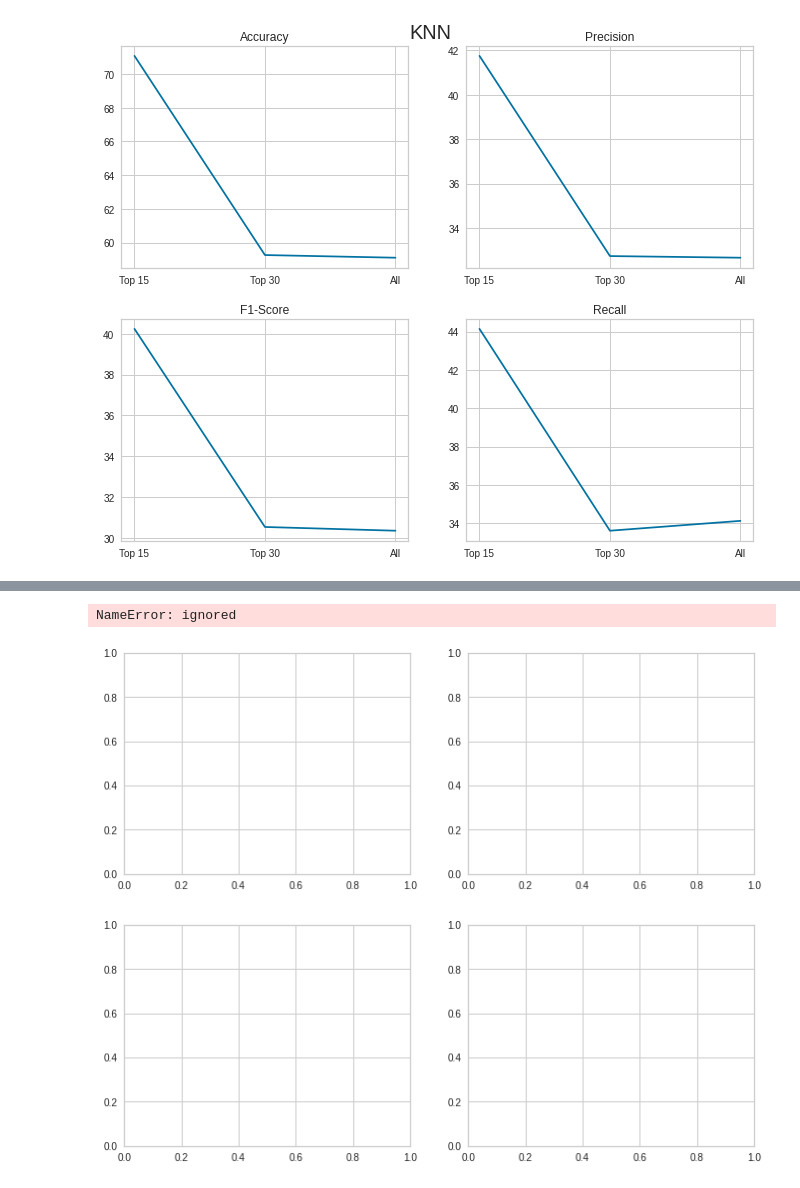
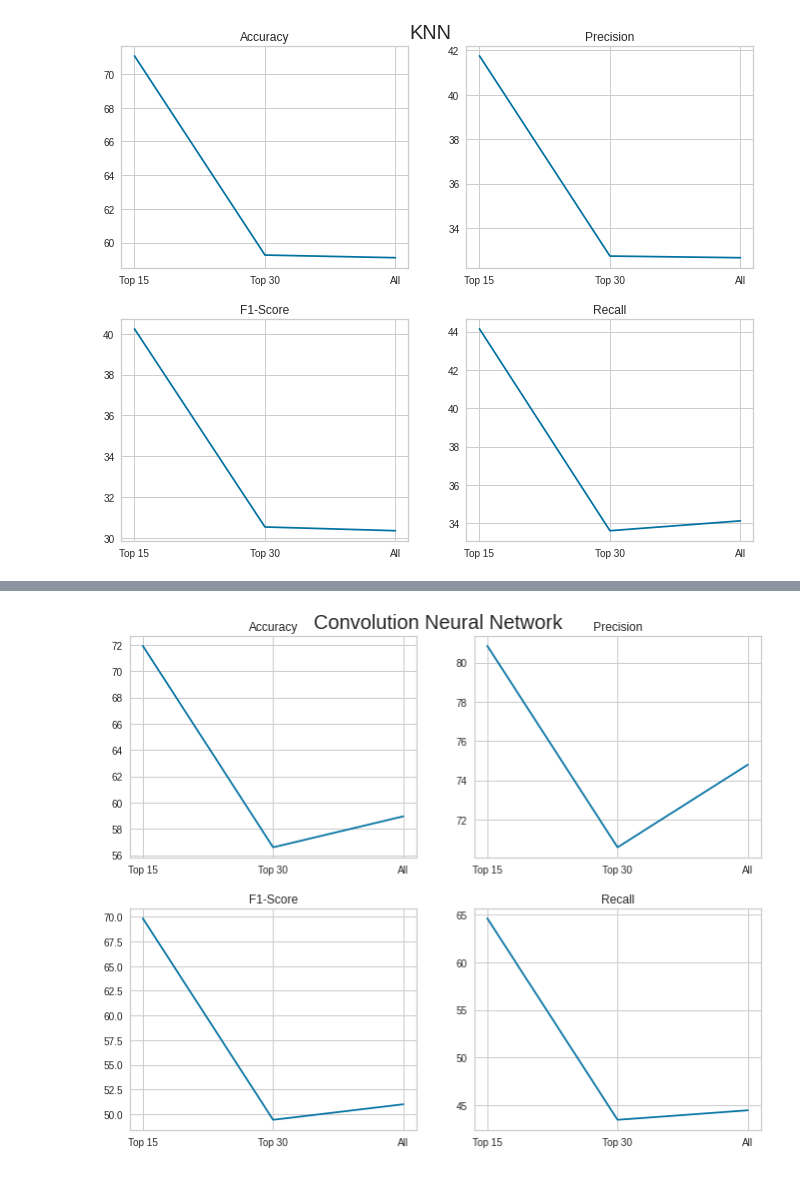
Before and after one commit to ishaak15/UNSW-IDS-Feature-Selection, a Jupyter notebook: Training_and_Testing.ipynb, the cells around one changed output, grey strips where cells are left out. Drawn from its saved outputs; the diff is of its cells as text; code cells hidden in the pictures.

Commit message:
Figures and Plots

```diff
--- a/Training_and_Testing.ipynb
+++ b/Training_and_Testing.ipynb
@@ -1504,21 +1516,20 @@ plt.show()
 # %%
 fig,a =  plt.subplots(2,2,figsize=(10, 8))
 fig.tight_layout(pad=3)
 a[0][0].plot(['Top 15', 'Top 30', 'All'],[accNN10*100,accNN20*100,accNNall*100])
 a[0][0].set_title('Accuracy')
 a[0][1].plot(['Top 15', 'Top 30', 'All'],[precision_NN10*100,precision_NN20*100,precision_NNall*100])
 a[0][1].set_title('Precision')
-a[1][0].plot(['Top 15', 'Top 30', 'All'],[f1_score_NN10*100,f1_score_NN20*100,f1_score_all*100])
+a[1][0].plot(['Top 15', 'Top 30', 'All'],[f1_score_NN10*100,f1_score_NN20*100,f1_score_NNall*100])
 a[1][0].set_title('F1-Score')
 a[1][1].plot(['Top 15', 'Top 30', 'All'],[recall_NN10*100,recall_NN20*100,recall_NNall*100])
 a[1][1].set_title('Recall')
 #figure.tight_layout(pad=3.0)
 plt.suptitle('Convolution Neural Network',fontsize=20)
 
 plt.show()
 # %% [output]
-NameError: ignored
-[figure, old version]
+[figure, new version]
 # %%
 fig,a =  plt.subplots(2,2,figsize=(10, 8))
 fig.tight_layout(pad=3)
```
Also changed, not shown: parts of 33 cells of this notebook.
